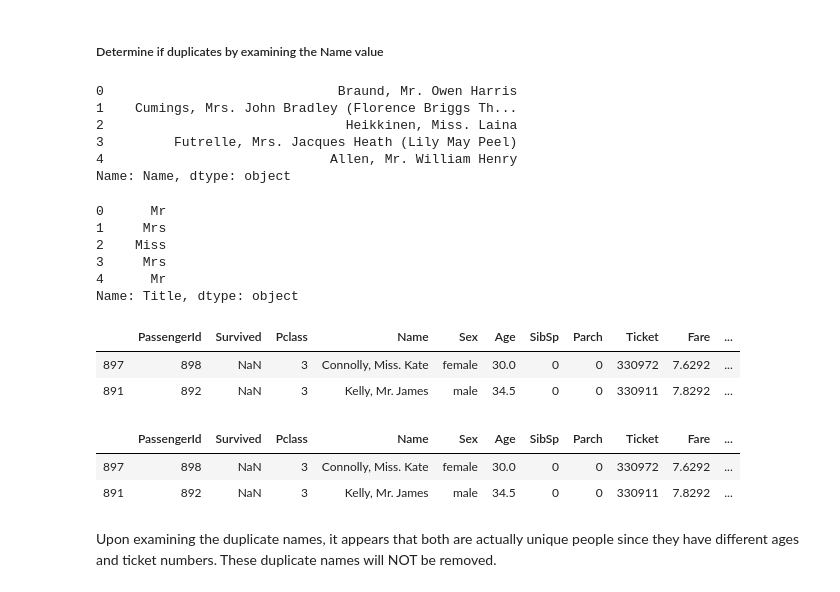
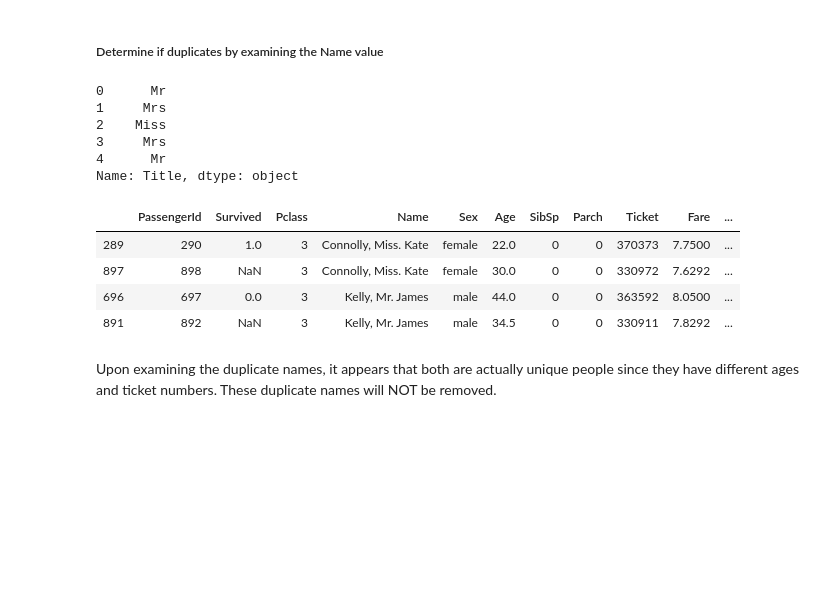
Before and after one commit to analyst8/titanic2020, a Jupyter notebook: titanic.ipynb, the cells around one changed output. Saved outputs shown, nothing was run; the diff lists cells and outputs as text; code cells hidden in the pictures; blank space fills up the shorter version.

```diff
--- a/titanic.ipynb
+++ b/titanic.ipynb
@@ -342,15 +426,5 @@ Probability for Survival in each class (with 1 being 1st class) is as follows:
 # %% [markdown]
 ##### Determine if duplicates by examining the Name value
-# %%
-# Example names in Name column
-combine_df["Name"].head()
-# %% [output]
-0                              Braund, Mr. Owen Harris
-1    Cumings, Mrs. John Bradley (Florence Briggs Th...
-2                               Heikkinen, Miss. Laina
-3         Futrelle, Mrs. Jacques Heath (Lily May Peel)
-4                             Allen, Mr. William Henry
-Name: Name, dtype: object
 # %%
 # Get Title from Name
 dataset_title = [i.split(",")[1].split(".")[0].strip() for i in train_df["Name"]]
@@ -365,25 +439,18 @@ train_df["Title"].head()
 Name: Title, dtype: object
 # %%
 # Select all duplicate rows based on one column
-# List first instance of duplicate names
+# List first and all instance of duplicate names
 duplicateRowsName1 = combine_df[combine_df.duplicated(['Name'], keep='last')]
 duplicateRowsName2 = combine_df[combine_df.duplicated(['Name'])]
-duplicateRowsName3 = pd.concat([duplicateRo])
-sortName = duplicateRowsName2.sort_values(by=['Name'])
+duplicateRowsName3 = pd.concat([duplicateRowsName1, duplicateRowsName2])
+sortName = duplicateRowsName3.sort_values(by=['Name'])
 sortName
 # %% [output]
 |  | PassengerId | Survived | Pclass | Name | Sex | Age | SibSp | Parch | Ticket | Fare | ... |
+| 289 | 290 | 1.0 | 3 | Connolly, Miss. Kate | female | 22.0 | 0 | 0 | 370373 | 7.7500 | ... |
 | 897 | 898 | NaN | 3 | Connolly, Miss. Kate | female | 30.0 | 0 | 0 | 330972 | 7.6292 | ... |
+| 696 | 697 | 0.0 | 3 | Kelly, Mr. James | male | 44.0 | 0 | 0 | 363592 | 8.0500 | ... |
 | 891 | 892 | NaN | 3 | Kelly, Mr. James | male | 34.5 | 0 | 0 | 330911 | 7.8292 | ... |
-# %%
-# List subsequent instances of duplicate names
-duplicateRowsName2 = combine_df[combine_df.duplicated(['Name'])]
-sortName = duplicateRowsName2.sort_values(by=['Name'])
-sortName
-# %% [output]
-|  | PassengerId | Survived | Pclass | Name | Sex | Age | SibSp | Parch | Ticket | Fare | ... |
-| 897 | 898 | NaN | 3 | Connolly, Miss. Kate | female | 30.0 | 0 | 0 | 330972 | 7.6292 | ... |
-| 891 | 892 | NaN | 3 | Kelly, Mr. James | male | 34.5 | 0 | 0 | 330911 | 7.8292 | ... |
 # %% [markdown]
 Upon examining the duplicate names, it appears that both are actually unique people since they have different ages and ticket numbers. These duplicate names will NOT be removed.
 # %%
```
Also changed, not shown: parts of 47 cells of this notebook.
